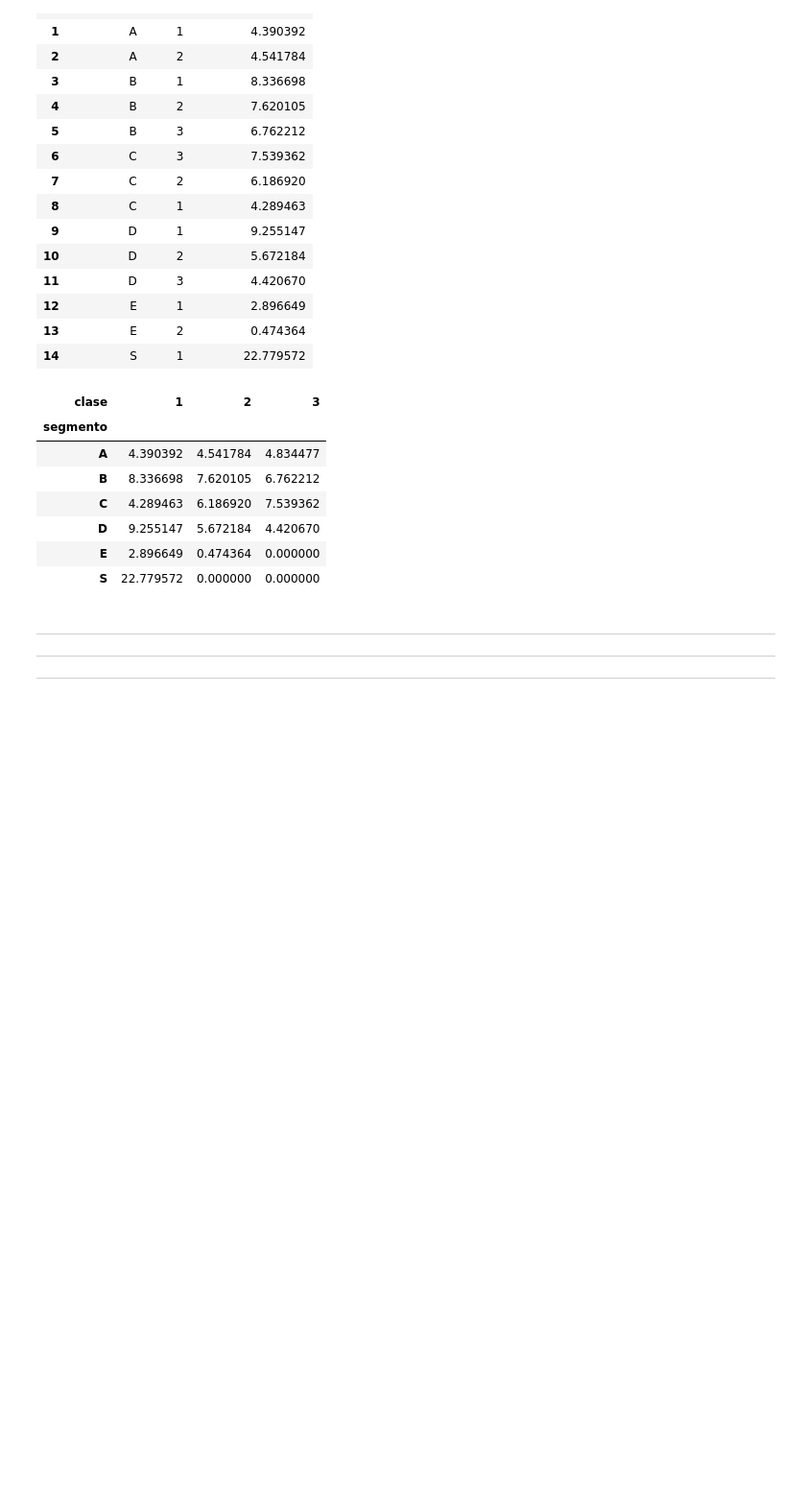
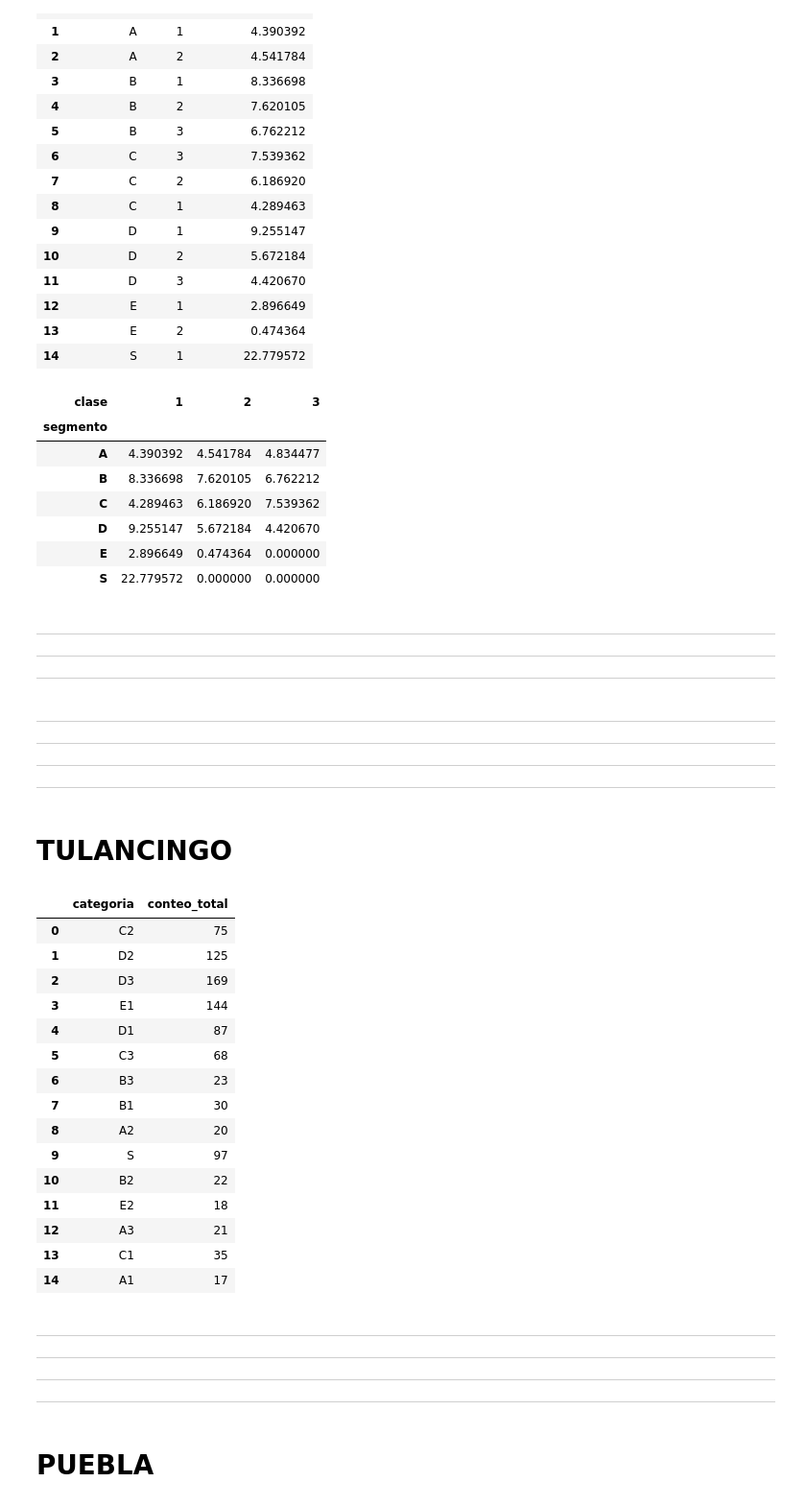
Before and after one commit to MiguelDWT4toCreativo/Datalpine, a Jupyter notebook: resources/jupyter/segmentos_distribucion.ipynb, the cells around one changed output. Shown at 96% size. Cells and saved outputs as stored; diff of their text form; code cells hidden in the pictures; blank space fills up the shorter version.

Commit message:
Inicio 1.1 Distribución de segmentos, para Tulancingo

```diff
--- a/resources/jupyter/segmentos_distribucion.ipynb
+++ b/resources/jupyter/segmentos_distribucion.ipynb
@@ -396,3 +396,72 @@ def guardar_grafico_como_html(fig, nombre_archivo, carpeta='graficas'):
 guardar_grafico_como_html(fig, 'g_dona_segmentosporc_pachuca', carpeta='graficas')
 
 fig.show()
+# %% [markdown]
+____________
+______
+_____
+____
+# %% [markdown]
+# **TULANCINGO**
+# %%
+seg_jul_2022_tulgo = df_alfa_q_jul_2022_tulancingo[['categoria']]
+seg_jul_2023_tulgo = df_alfa_q_jul_2023_tulancingo[['categoria']]
+seg_jun_2023_tulgo = df_alfa_q_jun_2023_tulancingo[['categoria']]
+seg_mar_2023_tulgo = df_alfa_q_mar_2023_tulancingo[['categoria']]
+seg_may_2022_tulgo = df_alfa_q_may_2022_tulancingo[['categoria']]
+seg_may_2023_tulgo = df_alfa_q_may_2023_tulancingo[['categoria']]
+seg_oct_2022_tulgo = df_alfa_q_oct_2022_tulancingo[['categoria']]
+seg_oct_2023_tulgo = df_alfa_q_oct_2023_tulancingo[['categoria']]
+seg_sep_2023_tulgo = df_alfa_q_sep_2023_tulancingo[['categoria']]
+# %%
+# Lista de DataFrames
+dataframes_list = [
+    seg_jul_2022_tulgo,
+    seg_jul_2023_tulgo,
+    seg_jun_2023_tulgo,
+    seg_mar_2023_tulgo,
+    seg_may_2022_tulgo,
+    seg_may_2023_tulgo,
+    seg_oct_2022_tulgo,
+    seg_oct_2023_tulgo,
+    seg_sep_2023_tulgo
+
+]
+
+conteo_total = {}
+
+# Iterar sobre la lista de DataFrames
+for df in dataframes_list:
+    # Calcular el conteo de valores únicos de 'categoria' en el DataFrame actual
+    conteo_actual = df['categoria'].value_counts().to_dict()
+    # Agregar el conteo actual al conteo total
+    for categoria, conteo in conteo_actual.items():
+        conteo_total[categoria] = conteo_total.get(categoria, 0) + conteo
+
+# Convertir el diccionario a un DataFrame
+conteo_total_df = pd.DataFrame(list(conteo_total.items()), columns=['categoria', 'conteo_total'])
+conteo_total_df
+# %% [output]
+|  | categoria | conteo_total |
+| 0 | C2 | 75 |
+| 1 | D2 | 125 |
+| 2 | D3 | 169 |
+| 3 | E1 | 144 |
+| 4 | D1 | 87 |
+| 5 | C3 | 68 |
+| 6 | B3 | 23 |
+| 7 | B1 | 30 |
+| 8 | A2 | 20 |
+| 9 | S | 97 |
+| 10 | B2 | 22 |
+| 11 | E2 | 18 |
+| 12 | A3 | 21 |
+| 13 | C1 | 35 |
+| 14 | A1 | 17 |
+# %% [markdown]
+______
+_____
+____
+___
+# %% [markdown]
+# **PUEBLA**
```
Also changed, not shown: parts of 1 cell of this notebook.
